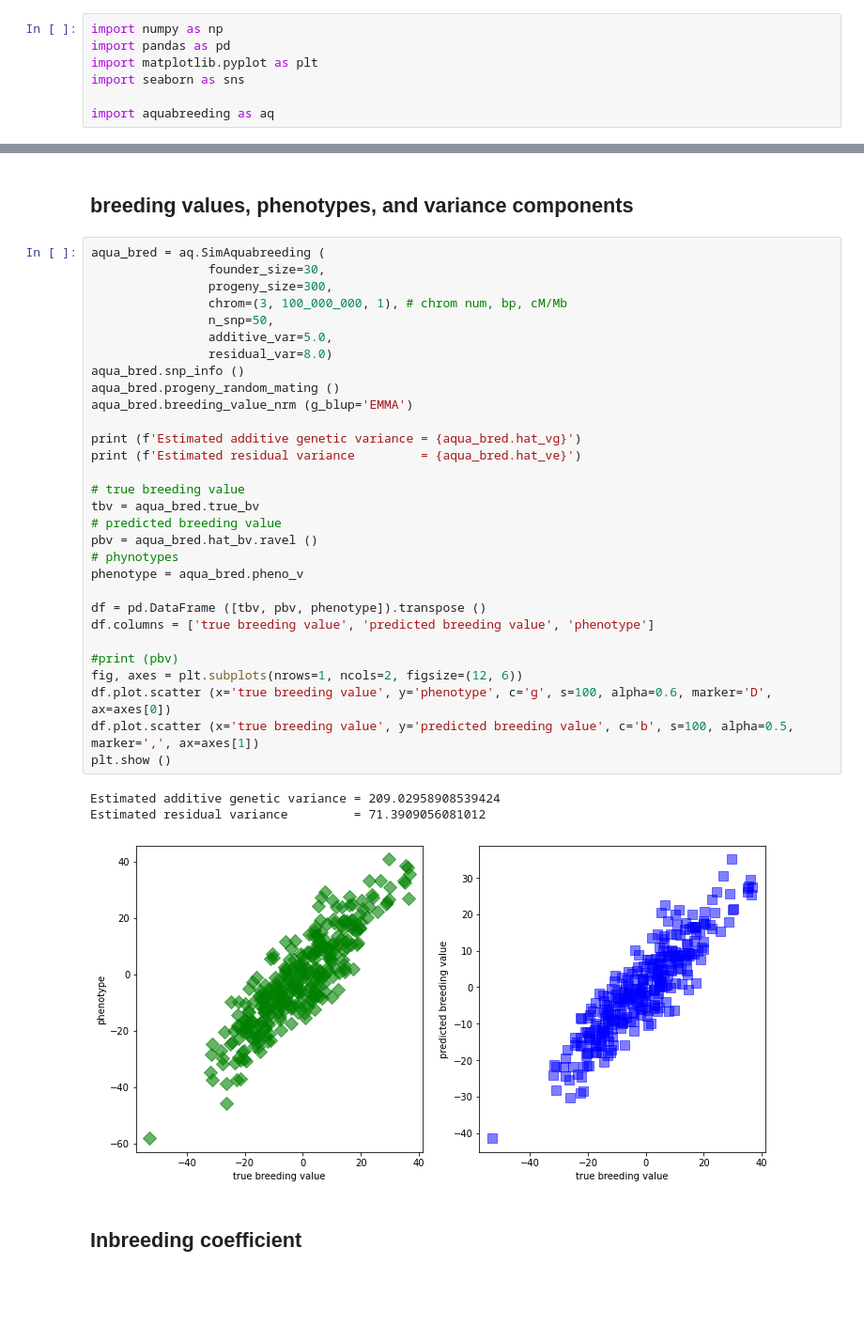
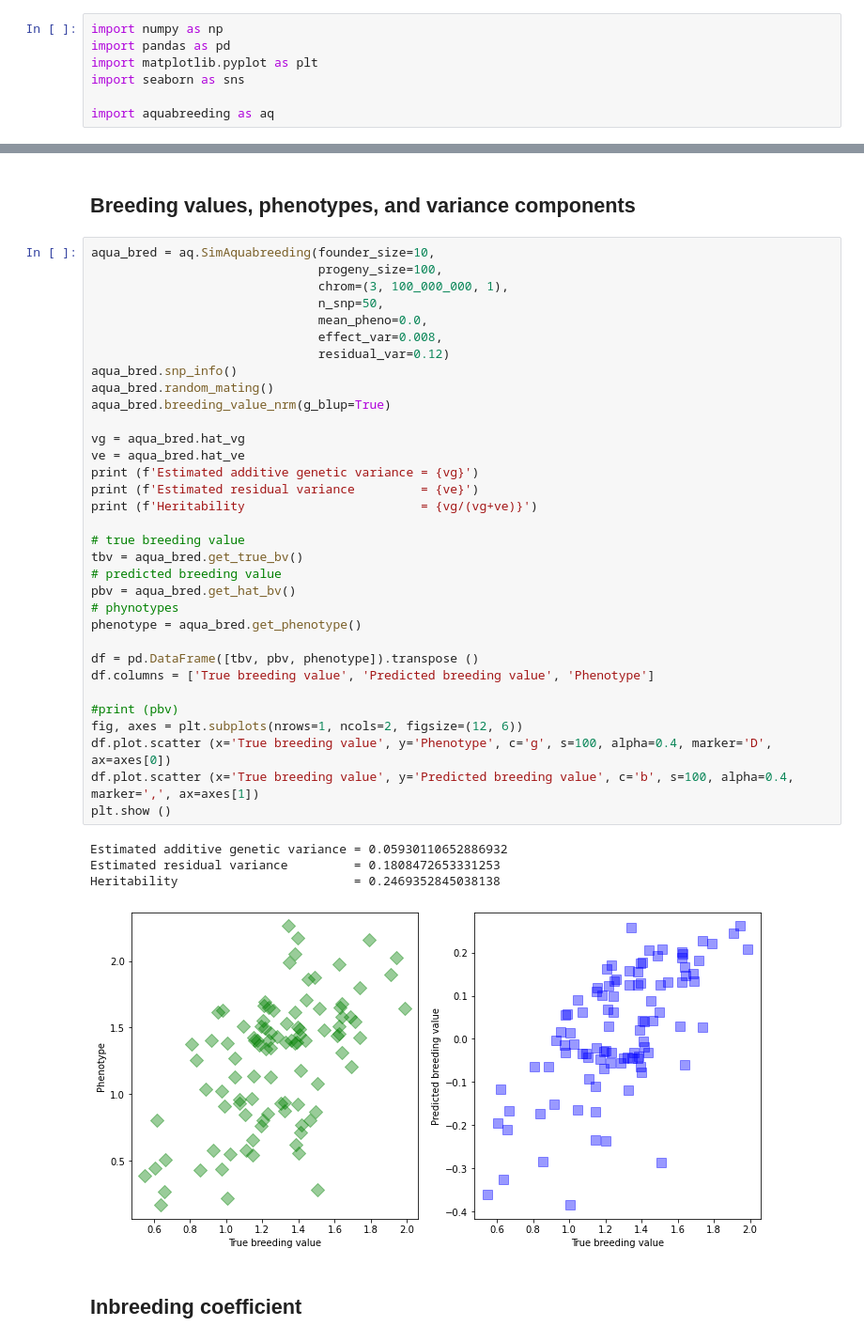
Before and after one commit to showhey0119/aquabreeding, a Jupyter notebook: aquabreeding_tutorial.ipynb, the cells around one changed output, grey strips where cells are left out. Shown at 94% size. Cells and saved outputs as stored; diff of their text form; blank space fills up the shorter version.

```diff
--- a/aquabreeding_tutorial.ipynb
+++ b/aquabreeding_tutorial.ipynb
@@ -301,39 +337,43 @@ plt.show ()
 # %% [markdown]
-## breeding values, phenotypes, and variance components
+## Breeding values, phenotypes, and variance components
 # %%
-aqua_bred = aq.SimAquabreeding (
-                founder_size=30,
-                progeny_size=300,
-                chrom=(3, 100_000_000, 1), # chrom num, bp, cM/Mb
-                n_snp=50,
-                additive_var=5.0,
-                residual_var=8.0)
-aqua_bred.snp_info ()
-aqua_bred.progeny_random_mating ()
-aqua_bred.breeding_value_nrm (g_blup='EMMA')
+aqua_bred = aq.SimAquabreeding(founder_size=10,
+                               progeny_size=100,
+                               chrom=(3, 100_000_000, 1),
+                               n_snp=50,
+                               mean_pheno=0.0,
+                               effect_var=0.008,
+                               residual_var=0.12)
+aqua_bred.snp_info()
+aqua_bred.random_mating()
+aqua_bred.breeding_value_nrm(g_blup=True)
 
-print (f'Estimated additive genetic variance = {aqua_bred.hat_vg}')
-print (f'Estimated residual variance         = {aqua_bred.hat_ve}')
+vg = aqua_bred.hat_vg
+ve = aqua_bred.hat_ve
+print (f'Estimated additive genetic variance = {vg}')
+print (f'Estimated residual variance         = {ve}')
+print (f'Heritability                        = {vg/(vg+ve)}')
 
 # true breeding value
-tbv = aqua_bred.true_bv
+tbv = aqua_bred.get_true_bv()
 # predicted breeding value
-pbv = aqua_bred.hat_bv.ravel ()
+pbv = aqua_bred.get_hat_bv()
 # phynotypes
-phenotype = aqua_bred.pheno_v
+phenotype = aqua_bred.get_phenotype()
 
-df = pd.DataFrame ([tbv, pbv, phenotype]).transpose ()
-df.columns = ['true breeding value', 'predicted breeding value', 'phenotype']
+df = pd.DataFrame([tbv, pbv, phenotype]).transpose ()
+df.columns = ['True breeding value', 'Predicted breeding value', 'Phenotype']
 
 #print (pbv)
 fig, axes = plt.subplots(nrows=1, ncols=2, figsize=(12, 6))
-df.plot.scatter (x='true breeding value', y='phenotype', c='g', s=100, alpha=0.6, marker='D', ax=axes[0])
-df.plot.scatter (x='true breeding value', y='predicted breeding value', c='b', s=100, alpha=0.5, marker=',', ax=axes[1])
+df.plot.scatter (x='True breeding value', y='Phenotype', c='g', s=100, alpha=0.4, marker='D', ax=axes[0])
+df.plot.scatter (x='True breeding value', y='Predicted breeding value', c='b', s=100, alpha=0.4, marker=',', ax=axes[1])
 plt.show ()
 # %% [output]
-Estimated additive genetic variance = 209.02958908539424
-Estimated residual variance         = 71.3909056081012
+Estimated additive genetic variance = 0.05930110652886932
+Estimated residual variance         = 0.1808472653331253
+Heritability                        = 0.2469352845038138
-[figure, old version]
+[figure, new version]
 # %% [markdown]
 ## Inbreeding coefficient
 # %%
```
Also changed, not shown: parts of 19 cells of this notebook, 8 other files.
